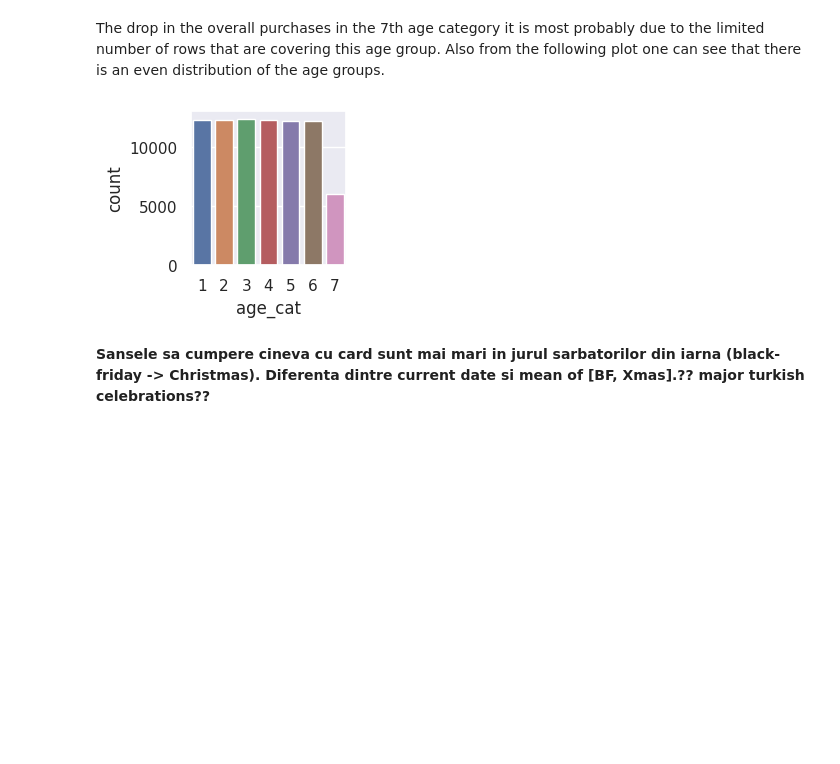
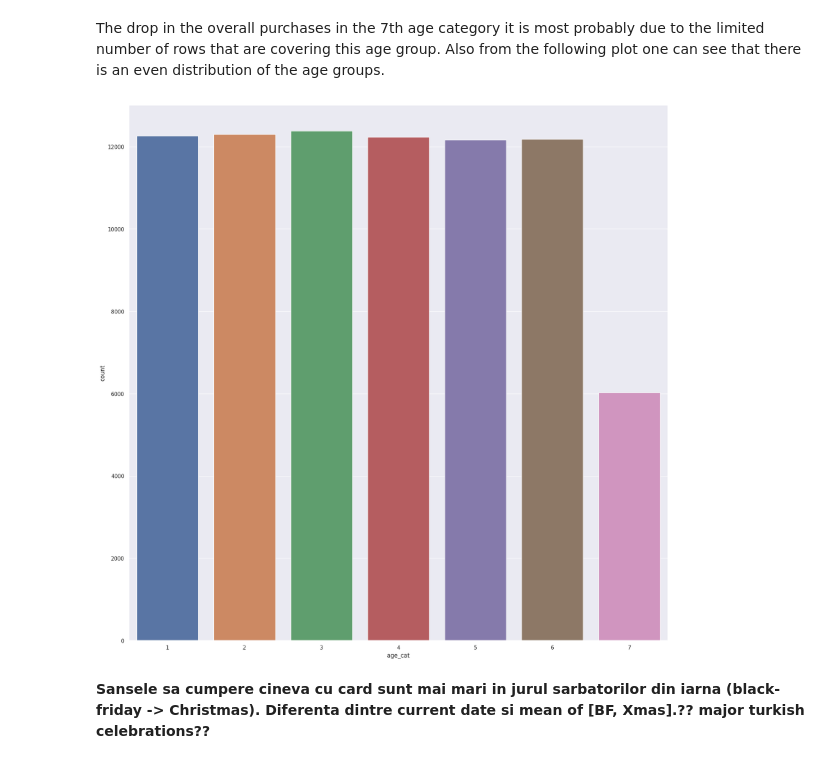
Before and after one commit to Lagosa/IS_project, a Jupyter notebook: project.ipynb, the cells around one changed output. Drawn from its saved outputs; the diff is of its cells as text; code cells hidden in the pictures; blank space fills up the shorter version.

```diff
--- a/project.ipynb
+++ b/project.ipynb
@@ -273,11 +240,11 @@ age_payment_method_combined.plot.bar()
 # %%
 copy_dev_df.sort_values(by='age_cat', ascending=True)
 sns.countplot(x = 'age_cat',
               data = copy_dev_df)
 
-sns.set(rc={'figure.figsize':(2,2)})
+sns.set(rc={'figure.figsize':(20,20)})
 # %% [output]
-[figure, old version]
+[figure, new version]
 # %% [markdown]
 <b>Sansele sa cumpere cineva cu card sunt mai mari in jurul sarbatorilor din iarna (black-friday -> Christmas). Diferenta dintre current date si mean of [BF, Xmas].?? major turkish celebrations??</b>
 # %% [markdown]
```
Also changed, not shown: parts of 13 cells of this notebook.
